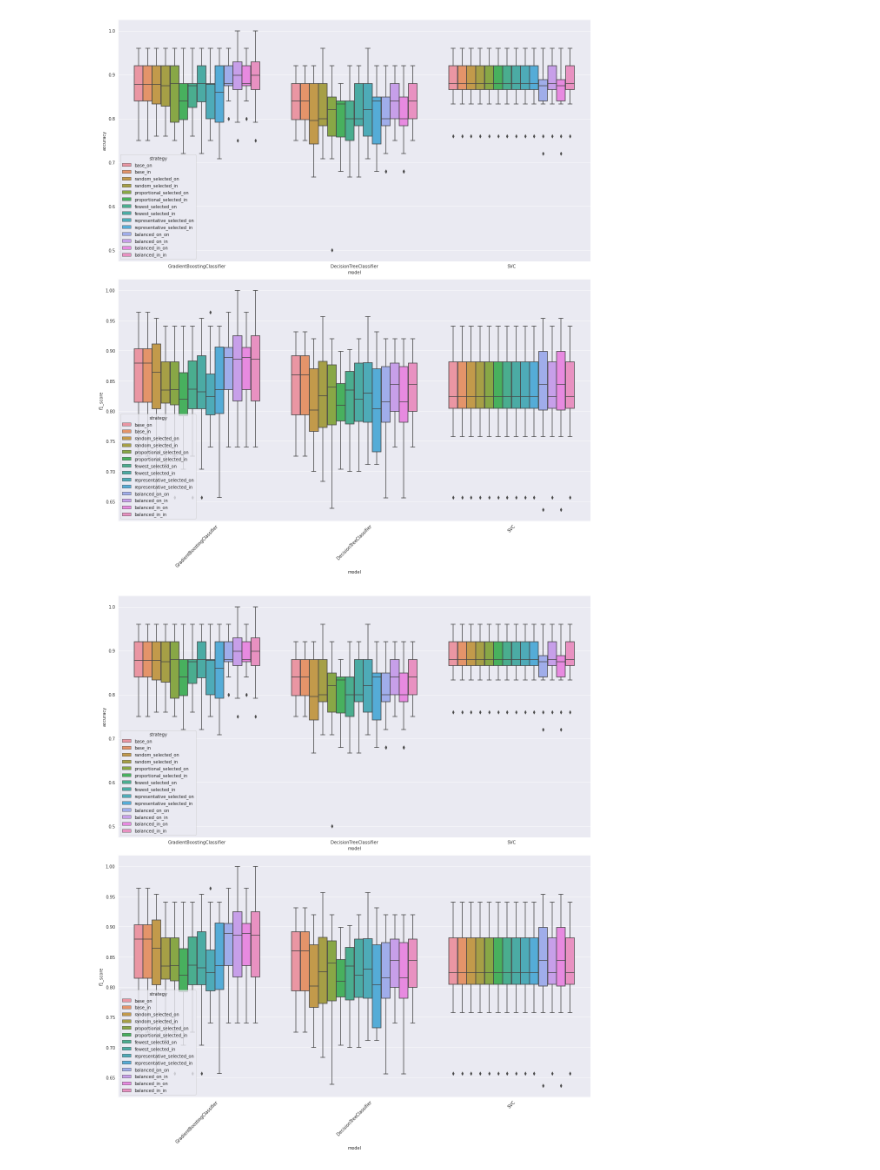
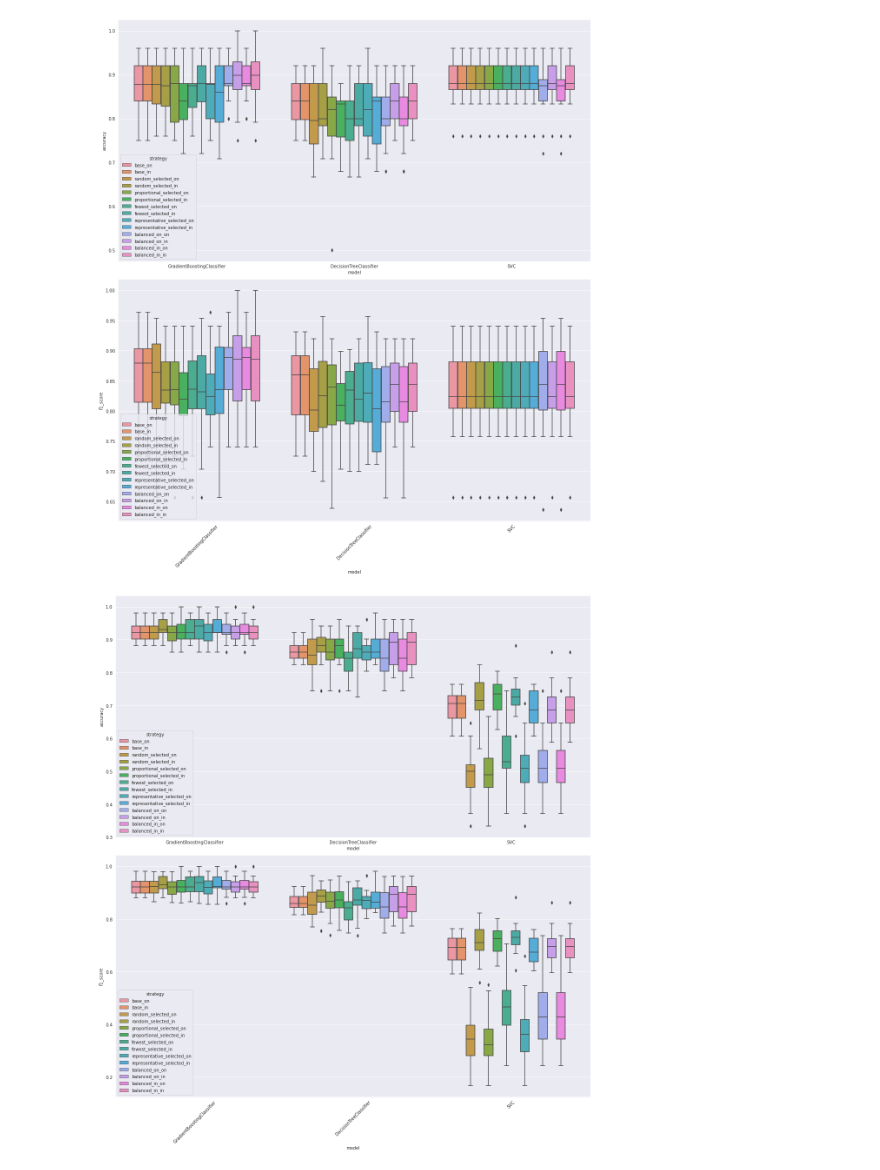
Before and after one commit to YakshHaranwala/AugmenTRAJ, a Jupyter notebook: Notebooks/Dev-Testing.ipynb, the cells around one changed output. Drawn from its saved outputs; the diff is of its cells as text; code cells hidden in the pictures.

Commit message:
updated the starkey plots.

```diff
--- a/Notebooks/Dev-Testing.ipynb
+++ b/Notebooks/Dev-Testing.ipynb
@@ -16,9 +16,9 @@ plt.tight_layout()
 # %%
 starkey_results = pd.read_csv('./starkey_results.csv')
 fig1, ax1 = plt.subplots(2, 1, figsize=(16, 18))
-sns.boxplot(traffic_results, x='model', y='accuracy', hue='strategy', ax=ax1[0])
-sns.boxplot(traffic_results, x='model', y='f1_score', hue='strategy', ax=ax1[1])
+sns.boxplot(starkey_results, x='model', y='accuracy', hue='strategy', ax=ax1[0])
+sns.boxplot(starkey_results, x='model', y='f1_score', hue='strategy', ax=ax1[1])
 plt.xticks(rotation=45)
 plt.tight_layout()
 # %% [output]
-[figure, old version]
+[figure, new version]
```
